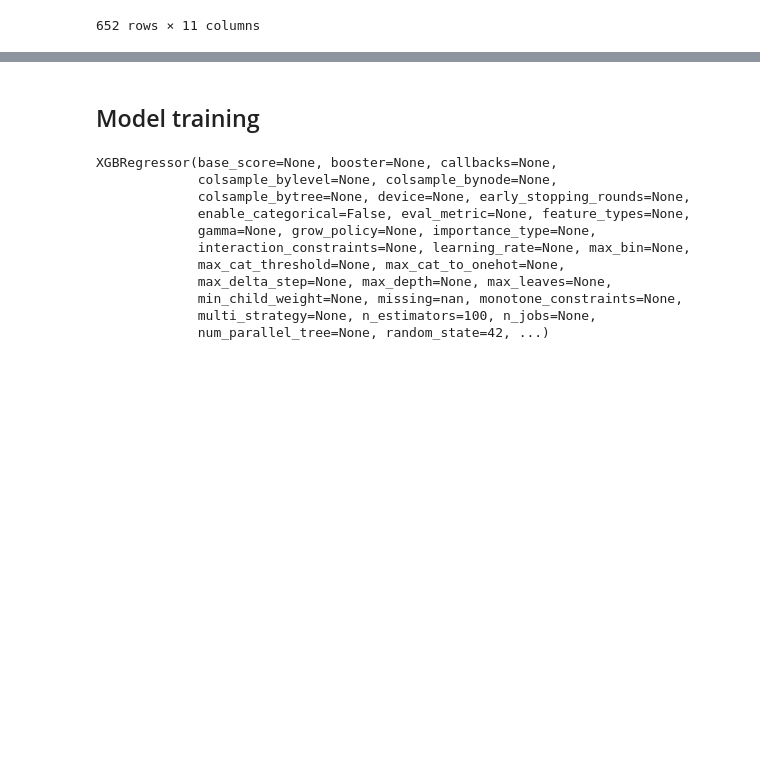
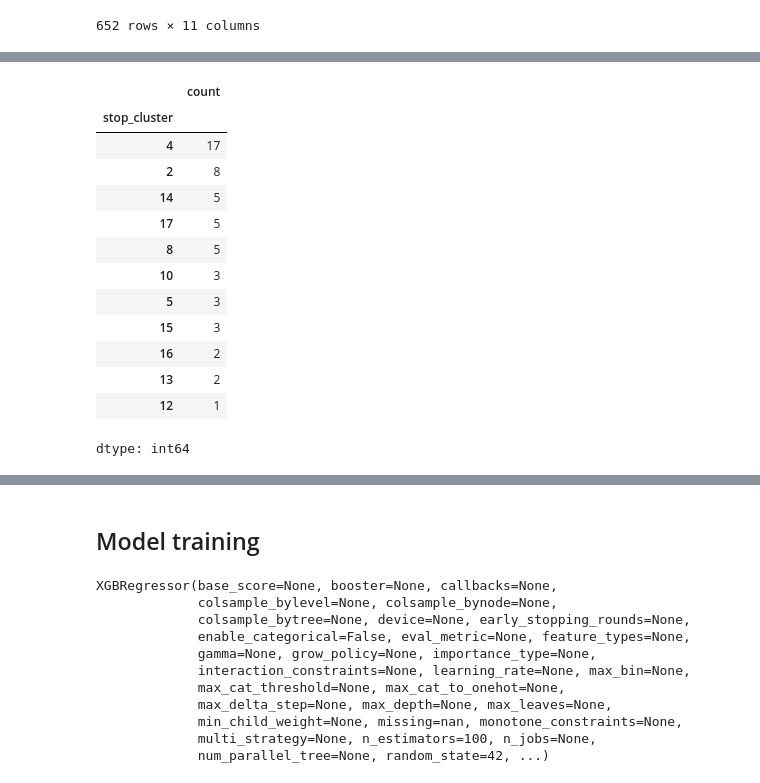
Before and after one commit to machiwao/pjdsc-optima-prime-sakayan-express, a Jupyter notebook: SakayanExpress_DemandMapping.ipynb, the cells around one changed output, grey strips where cells are left out. Saved outputs shown, nothing was run; the diff lists cells and outputs as text; code cells hidden in the pictures; blank space fills up the shorter version.

```diff
--- a/SakayanExpress_DemandMapping.ipynb
+++ b/SakayanExpress_DemandMapping.ipynb
@@ -424,2 +424,19 @@ df.sample(10)
 # %%
 belga_0711 = df.copy()
+# %%
+df[(df['Board'] == 1) & (df['Hour'] == 6)]['stop_cluster'].value_counts()
+# %% [output]
+|  | count |
+| stop_cluster |  |
+| 4 | 17 |
+| 2 | 8 |
+| 14 | 5 |
+| 17 | 5 |
+| 8 | 5 |
+| 10 | 3 |
+| 5 | 3 |
+| 15 | 3 |
+| 16 | 2 |
+| 13 | 2 |
+| 12 | 1 |
+dtype: int64
```
Also changed, not shown: parts of 10 cells of this notebook.
